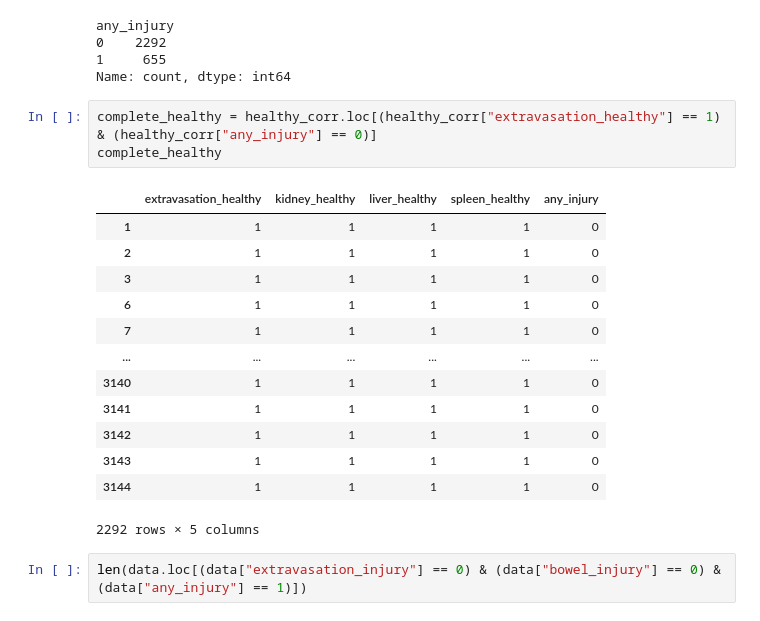
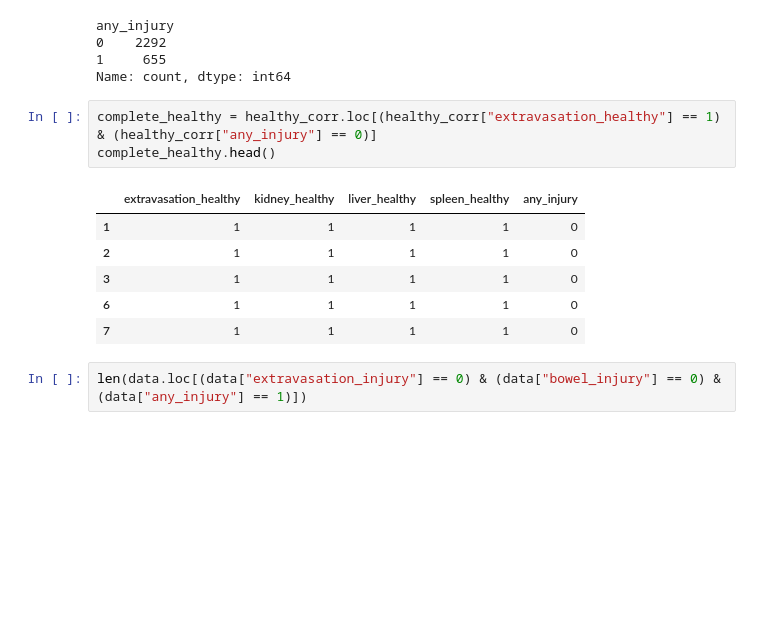
Before and after one commit to PedroAMtz/RSNA_Abdominal_Trauma, a Jupyter notebook: EDA/RSNA_EDA_V2.ipynb, the cells around one changed output. Drawn from its saved outputs; the diff is of its cells as text; blank space fills up the shorter version.

```diff
--- a/EDA/RSNA_EDA_V2.ipynb
+++ b/EDA/RSNA_EDA_V2.ipynb
@@ -167,21 +166,14 @@ any_injury
 Name: count, dtype: int64
 # %%
 complete_healthy = healthy_corr.loc[(healthy_corr["extravasation_healthy"] == 1) & (healthy_corr["any_injury"] == 0)]
-complete_healthy
+complete_healthy.head()
 # %% [output]
 |  | extravasation_healthy | kidney_healthy | liver_healthy | spleen_healthy | any_injury |
 | 1 | 1 | 1 | 1 | 1 | 0 |
 | 2 | 1 | 1 | 1 | 1 | 0 |
 | 3 | 1 | 1 | 1 | 1 | 0 |
 | 6 | 1 | 1 | 1 | 1 | 0 |
 | 7 | 1 | 1 | 1 | 1 | 0 |
-| ... | ... | ... | ... | ... | ... |
-| 3140 | 1 | 1 | 1 | 1 | 0 |
-| 3141 | 1 | 1 | 1 | 1 | 0 |
-| 3142 | 1 | 1 | 1 | 1 | 0 |
-| 3143 | 1 | 1 | 1 | 1 | 0 |
-| 3144 | 1 | 1 | 1 | 1 | 0 |
-2292 rows × 5 columns
 # %%
 len(data.loc[(data["extravasation_injury"] == 0) & (data["bowel_injury"] == 0) & (data["any_injury"] == 1)])
 # %% [output]
```
Also changed, not shown: parts of 6 cells of this notebook.
